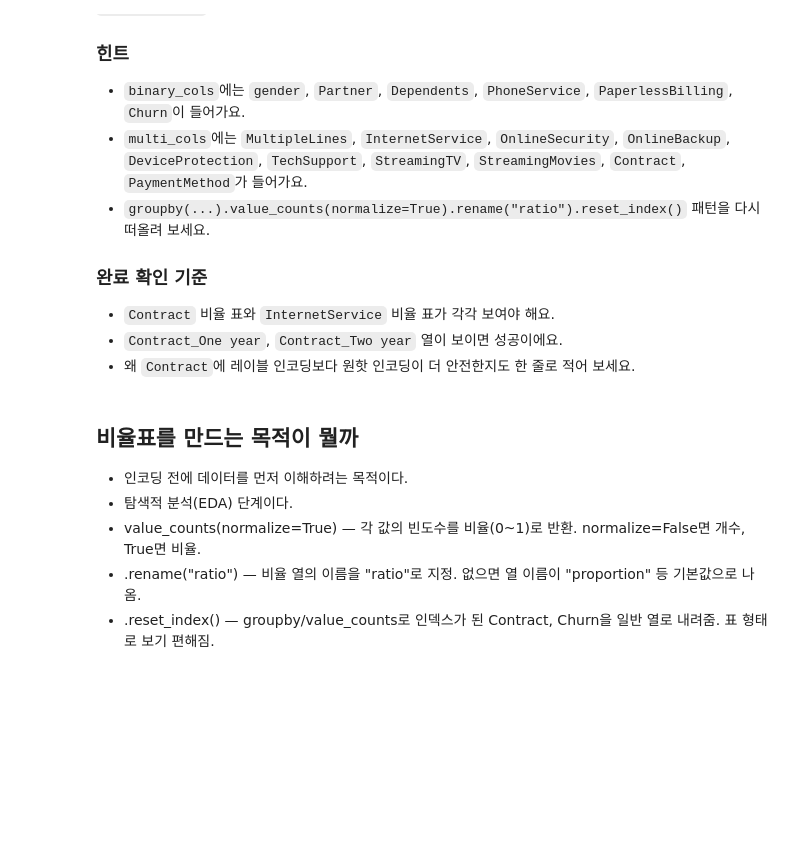
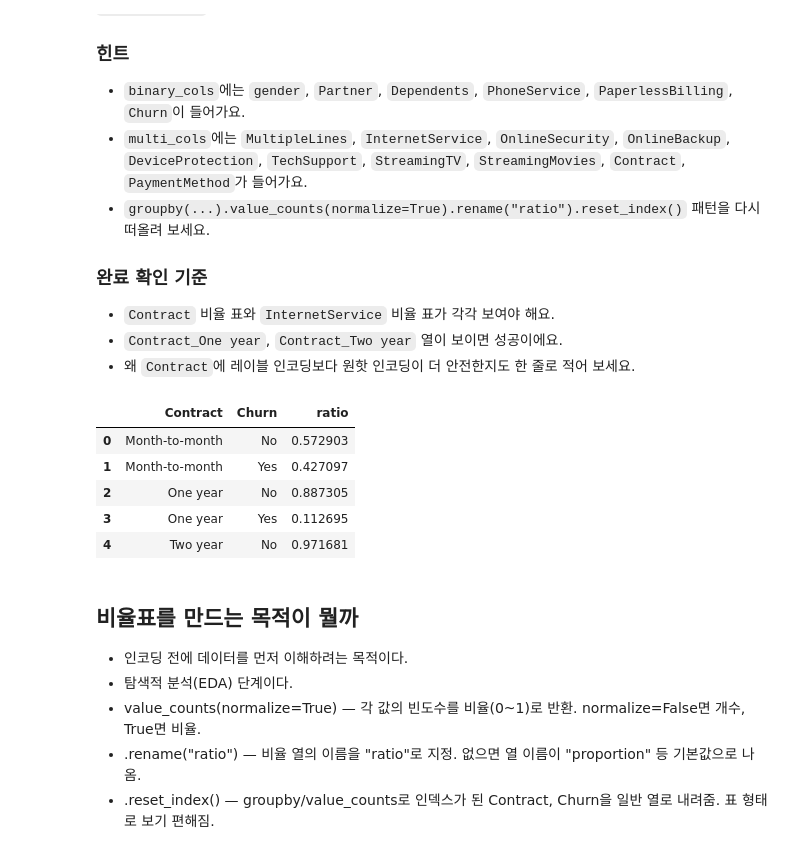
Before and after one commit to Xuswnss/nzvnnn, a Jupyter notebook: 2_Pandas/Day2/index2.ipynb, the cells around one changed output. Drawn from its saved outputs; the diff is of its cells as text; code cells hidden in the pictures; blank space fills up the shorter version.

```diff
--- a/2_Pandas/Day2/index2.ipynb
+++ b/2_Pandas/Day2/index2.ipynb
@@ -231,12 +231,20 @@ df = telco.copy()
 # %%
 # TODO: Contract별 Churn 비율 표를 만들어요.
 contract_churn = (
     df.groupby('Contract')['Churn']
         .value_counts(normalize=True)
         .rename('ratio')
         .reset_index(
         )
 )
+contract_churn.head()
+# %% [output]
+|  | Contract | Churn | ratio |
+| 0 | Month-to-month | No | 0.572903 |
+| 1 | Month-to-month | Yes | 0.427097 |
+| 2 | One year | No | 0.887305 |
+| 3 | One year | Yes | 0.112695 |
+| 4 | Two year | No | 0.971681 |
 # %% [markdown]
 ## 비율표를 만드는 목적이 뭘까
 - 인코딩 전에 데이터를 먼저 이해하려는 목적이다.
```
Also changed, not shown: parts of 22 cells of this notebook.
